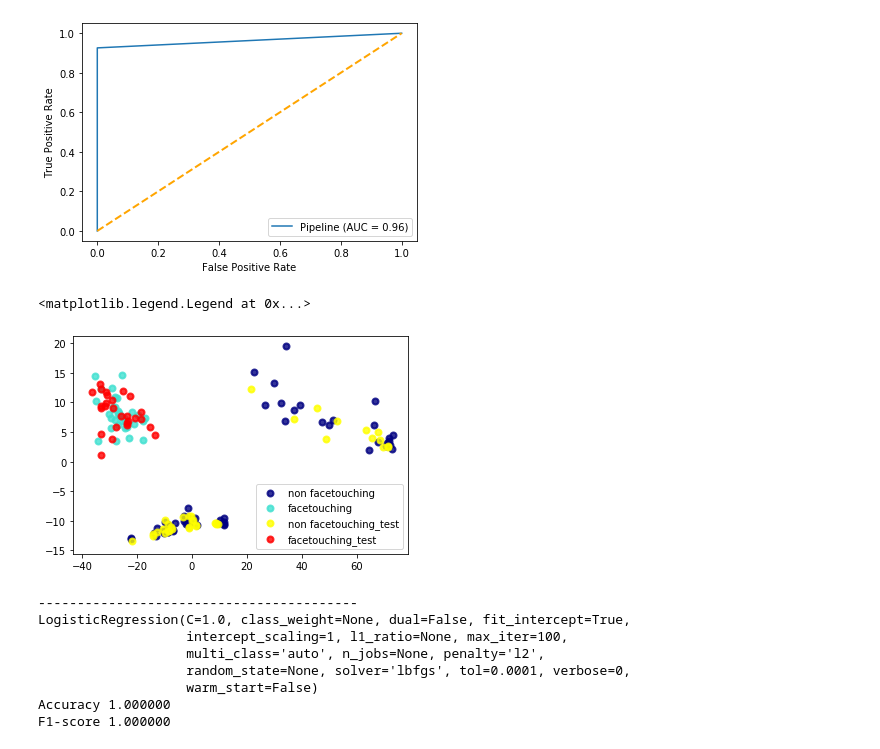
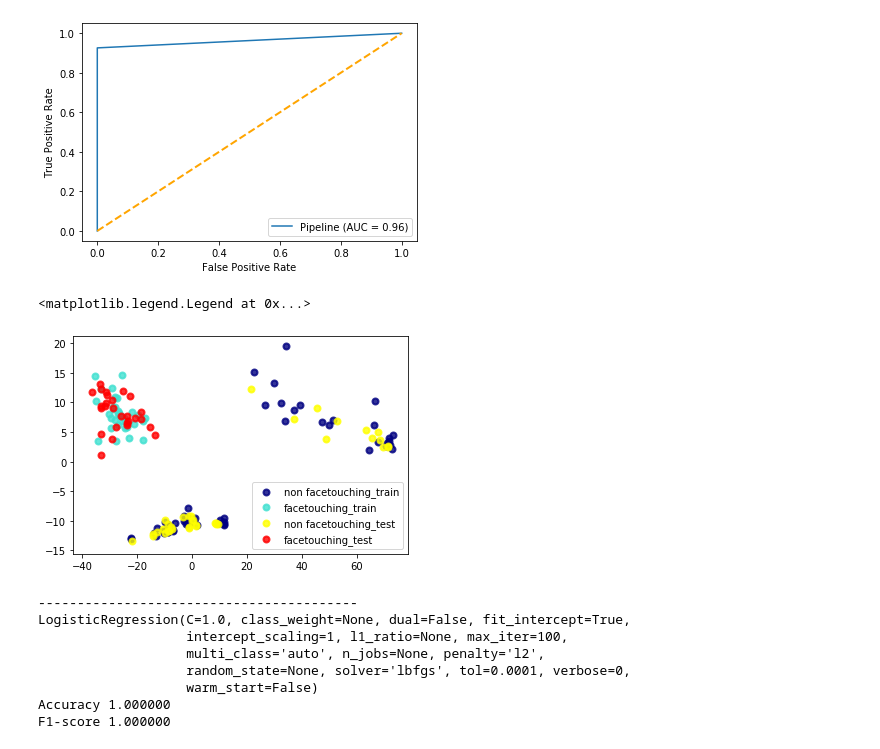
Before and after one commit to RaterBai/Activity-Recognition, a Jupyter notebook: code/modeling.ipynb, the cells around one changed output. Cells and saved outputs as stored; diff of their text form; code cells hidden in the pictures.

Commit message:
label of PCA plot changed

```diff
--- a/code/modeling.ipynb
+++ b/code/modeling.ipynb
@@ -115,23 +115,23 @@ X_train, X_test, y_train, y_test = train_test_split(X_r, Y, test_size = 0.4, ran
 # %%
 colors = ['navy', 'turquoise']
 colors_test = ['yellow', 'red']
 lw = 2
-target_names = ['non facetouching', 'facetouching']
+target_names = ['non facetouching_train', 'facetouching_train']
 target_names_test = ['non facetouching_test', 'facetouching_test']
 for color, i, target_name in zip(colors, [0, 1], target_names):
     plt.scatter(X_train[y_train==i, 0], X_train[y_train==i, 1],
                 color=color, alpha=.8, lw=lw,
                 label=target_name)
 for color, i, target_name in zip(colors_test, [0, 1], target_names_test):
     plt.scatter(X_test[y_test==i, 0], X_test[y_test==i, 1],
                 color=color, alpha=.8, lw=lw,
                 label=target_name)
 
 
 plt.legend(loc='best', shadow=False)
 # %% [output]
 <matplotlib.legend.Legend at 0x...>
-[figure, old version]
+[figure, new version]
 # %%
 for clf in clfs:
     pipeline.set_params(clf =  clf)
```
Also changed, not shown: parts of 1 cell of this notebook.
